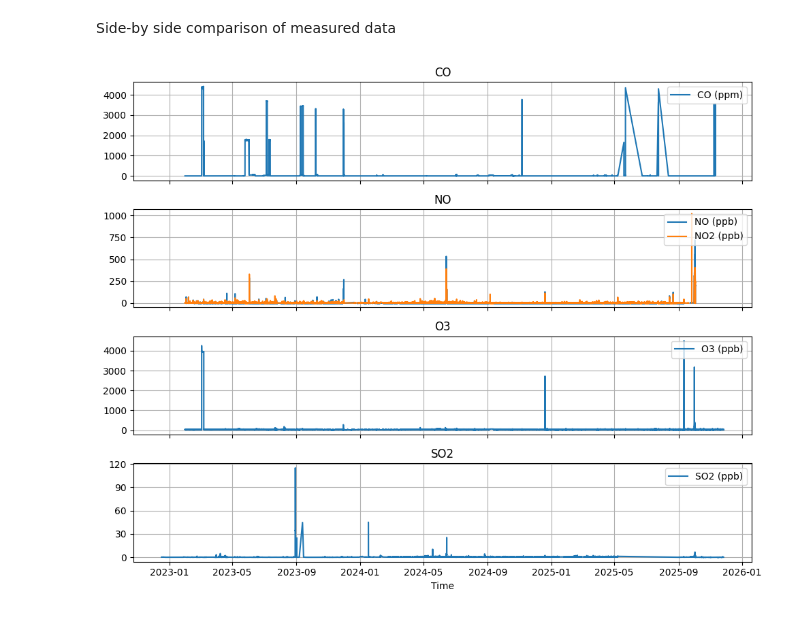
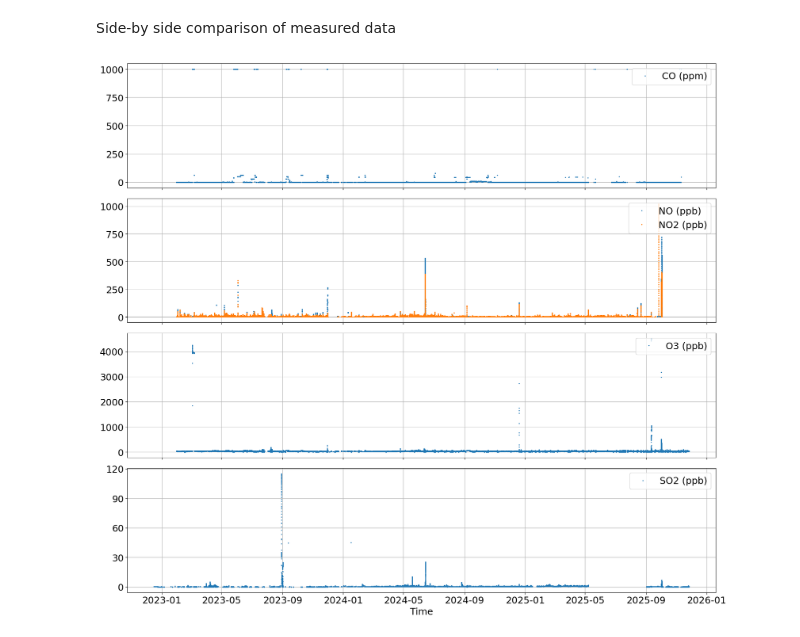
Before and after one commit to drohal3/ATMDP-003_marine, a Jupyter notebook: notebooks/trace_gasses_explore.ipynb, the cells around one changed output. Drawn from its saved outputs; the diff is of its cells as text; code cells hidden in the pictures.

```diff
--- a/notebooks/trace_gasses_explore.ipynb
+++ b/notebooks/trace_gasses_explore.ipynb
@@ -95,7 +100,7 @@ DATA_MAP = {
     "CO": {
         "columns" : ["CO"],
         "n": [1],
-        "units": ["ppm"]
+        "units": ["ppm"],
     },
     "NO": {
         "columns" : ["NO", "NO2"],
@@ -114,6 +119,25 @@ DATA_MAP = {
     }
 }
 
+MEASURE_LIMITS_MAX = {
+    "CO": 1000,
+}
+
+SEASON_MAP = {
+  12: "winter",
+  1: "winter",
+  2: "winter",
+  3: "spring",
+  4: "spring",
+  5: "spring",
+  6: "summer",
+  7: "summer",
+  8: "summer",
+  9: "autumn",
+  10: "autumn",
+  11: "autumn"
+}
+
 PREPROCESS_SUBPATH = "preprocessed"
 PREPROCESSED_DATA_PATH = f"{DATA_BASE_PATH}/{PREPROCESS_SUBPATH}"
 # %% [markdown]
@@ -184,29 +208,36 @@ Side-by side comparison of measured data
 # %%
 fig, axes = plt.subplots(
     len(dfs),
     1,
-    figsize=(10, 8),
+    figsize=(17, 15),
     sharex=True,
 )
+
+# fig.suptitle("Trace gasses")
 
 ax_n = 0
 for file, detail in DATA_MAP.items():
     ax = axes[ax_n]
     ax_n += 1
 
     df = dfs[file]
 
     col_unit = zip(detail["columns"], detail["units"])
+
     for col, unit in col_unit:
-        ax.plot(df.index, df[col], label=f"{col} ({unit})")
+        values = df[col]
+        limit_max = MEASURE_LIMITS_MAX.get(col, None)
+        if limit_max is not None:
+            values = values.clip(upper=limit_max)
+        ax.plot(df.index, values, label=f"{col} ({unit})", marker='o', markersize=1, linestyle='None')
 
-    ax.set_title(file)
-    ax.legend(loc="upper right")
+    ax.legend(loc="upper right", fontsize=18)
     ax.grid(True)
     ax.yaxis.set_major_locator(MaxNLocator(nbins=5))
+    ax.tick_params(axis='both', labelsize=18)
 
-plt.xlabel("Time")
+plt.xlabel("Time", fontsize=18)
 plt.tight_layout()
 plt.show()
 # %% [output]
-[figure, old version]
+[figure, new version]
```
Also changed, not shown: parts of 1 cell of this notebook, 1 other file.
